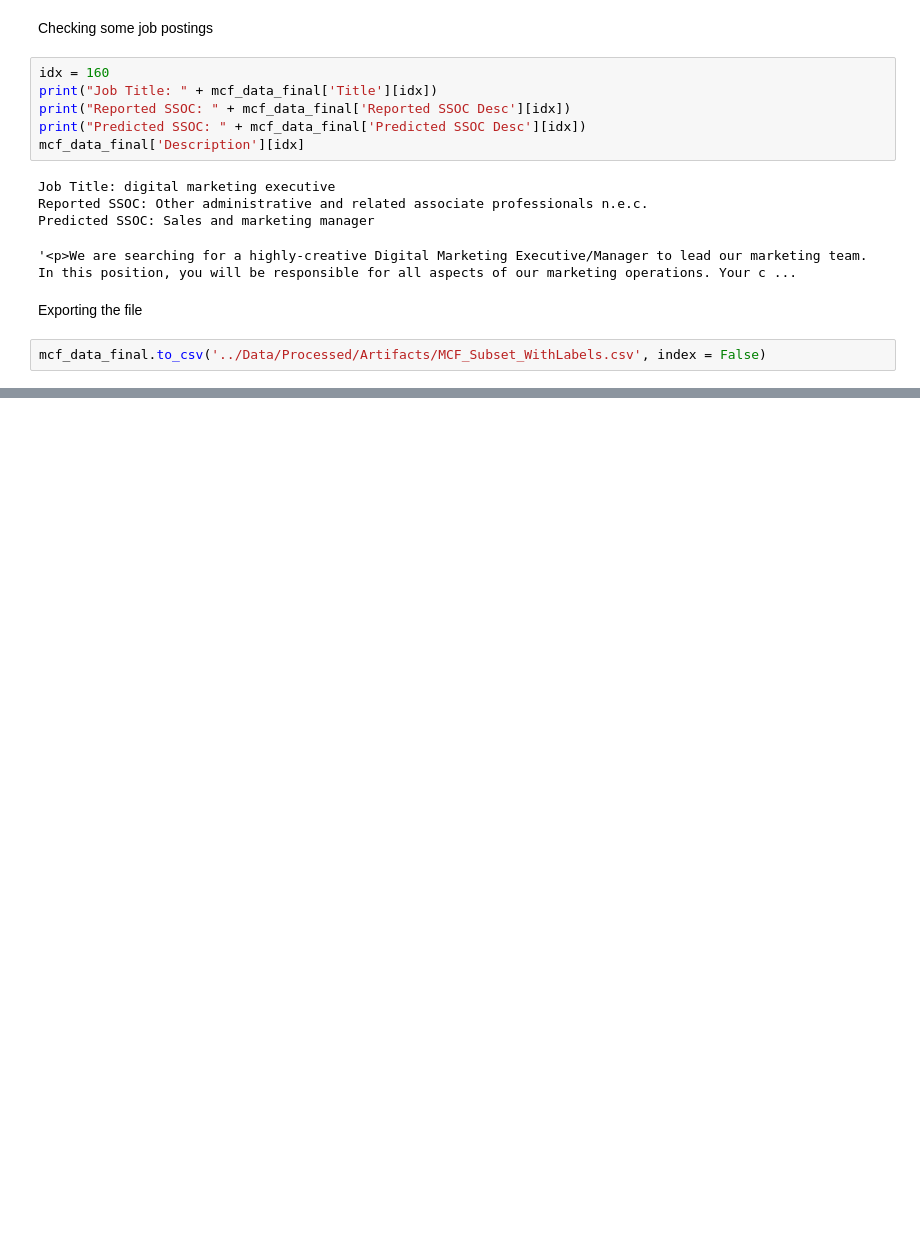
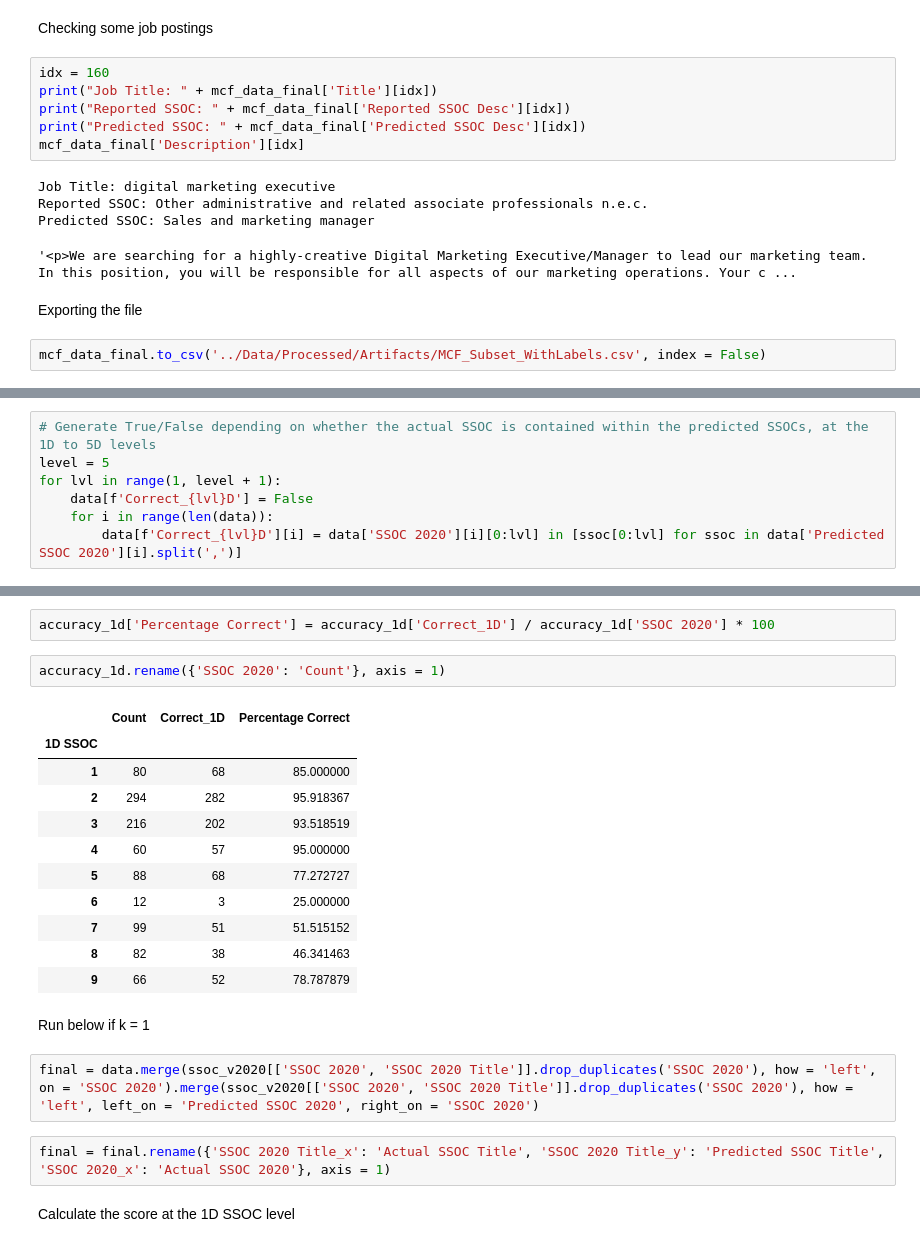
Before and after one commit to Benjamin-Aw-93/ssoc_autocoder, a Jupyter notebook: Notebooks/Generating Labels.ipynb, the cells around one changed output, grey strips where cells are left out. Cells and saved outputs as stored; diff of their text form; blank space fills up the shorter version.

```diff
--- a/Notebooks/Generating Labels.ipynb
+++ b/Notebooks/Generating Labels.ipynb
@@ -85,0 +145,7 @@ mcf_data_final.to_csv('../Data/Processed/Artifacts/MCF_Subset_WithLabels.csv', i
+# %%
+# Generate True/False depending on whether the actual SSOC is contained within the predicted SSOCs, at the 1D to 5D levels
+level = 5
+for lvl in range(1, level + 1):
+    data[f'Correct_{lvl}D'] = False
+    for i in range(len(data)):
+        data[f'Correct_{lvl}D'][i] = data['SSOC 2020'][i][0:lvl] in [ssoc[0:lvl] for ssoc in data['Predicted SSOC 2020'][i].split(',')]
@@ -85,0 +171,24 @@ mcf_data_final.to_csv('../Data/Processed/Artifacts/MCF_Subset_WithLabels.csv', i
+# %%
+accuracy_1d['Percentage Correct'] = accuracy_1d['Correct_1D'] / accuracy_1d['SSOC 2020'] * 100
+# %%
+accuracy_1d.rename({'SSOC 2020': 'Count'}, axis = 1)
+# %% [output]
+|  | Count | Correct_1D | Percentage Correct |
+| 1D SSOC |  |  |  |
+| 1 | 80 | 68 | 85.000000 |
+| 2 | 294 | 282 | 95.918367 |
+| 3 | 216 | 202 | 93.518519 |
+| 4 | 60 | 57 | 95.000000 |
+| 5 | 88 | 68 | 77.272727 |
+| 6 | 12 | 3 | 25.000000 |
+| 7 | 99 | 51 | 51.515152 |
+| 8 | 82 | 38 | 46.341463 |
+| 9 | 66 | 52 | 78.787879 |
+# %% [markdown]
+Run below if k = 1
+# %%
+final = data.merge(ssoc_v2020[['SSOC 2020', 'SSOC 2020 Title']].drop_duplicates('SSOC 2020'), how = 'left', on = 'SSOC 2020').merge(ssoc_v2020[['SSOC 2020', 'SSOC 2020 Title']].drop_duplicates('SSOC 2020'), how = 'left', left_on = 'Predicted SSOC 2020', right_on = 'SSOC 2020')
+# %%
+final = final.rename({'SSOC 2020 Title_x': 'Actual SSOC Title', 'SSOC 2020 Title_y': 'Predicted SSOC Title', 'SSOC 2020_x': 'Actual SSOC 2020'}, axis = 1)
+# %% [markdown]
+Calculate the score at the 1D SSOC level
```
Also changed, not shown: parts of 21 cells of this notebook.
